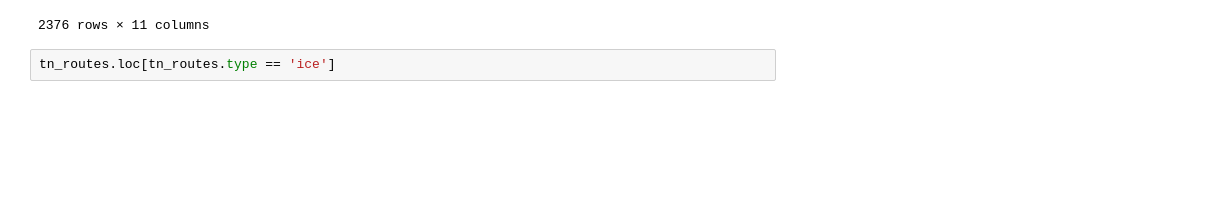
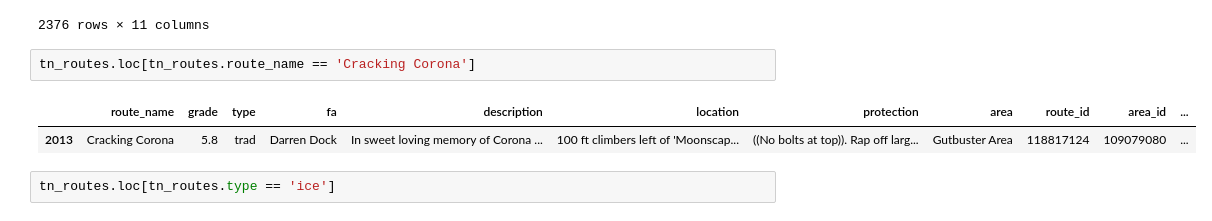
Before and after one commit to TPSchwartz/capstone, a Jupyter notebook: routes.ipynb, the cells around one changed output. Cells and saved outputs as stored; diff of their text form; blank space fills up the shorter version.

```diff
--- a/routes.ipynb
+++ b/routes.ipynb
@@ -193,6 +193,11 @@ tn_routes
 | 2374 | Bayou Boy | 5.10b | sport | Micah Gentry and Elden Earhart fa... | A great practice route for Deep C... | This route is the left most line ... | Bolts and open shuts. | Hemlock Block Proper | 108925625 | 118159566 | ... |
 | 2375 | Adventurete | 5.11a | sport | Micah Gentry | Start on ledge, go up chimney/cor... | At top of approach trail. 15 feet... | Bolts | Hemlock Block Proper | 113509073 | 118159566 | ... |
 2376 rows × 11 columns
+# %%
+tn_routes.loc[tn_routes.route_name == 'Cracking Corona']
+# %% [output]
+|  | route_name | grade | type | fa | description | location | protection | area | route_id | area_id | ... |
+| 2013 | Cracking Corona | 5.8 | trad | Darren Dock | In sweet loving memory of Corona ... | 100 ft climbers left of 'Moonscap... | ((No bolts at top)). Rap off larg... | Gutbuster Area | 118817124 | 109079080 | ... |
 # %%
 tn_routes.loc[tn_routes.type == 'ice']
 # %% [output]
```
Also changed, not shown: parts of 1 cell of this notebook, 5 other files.
